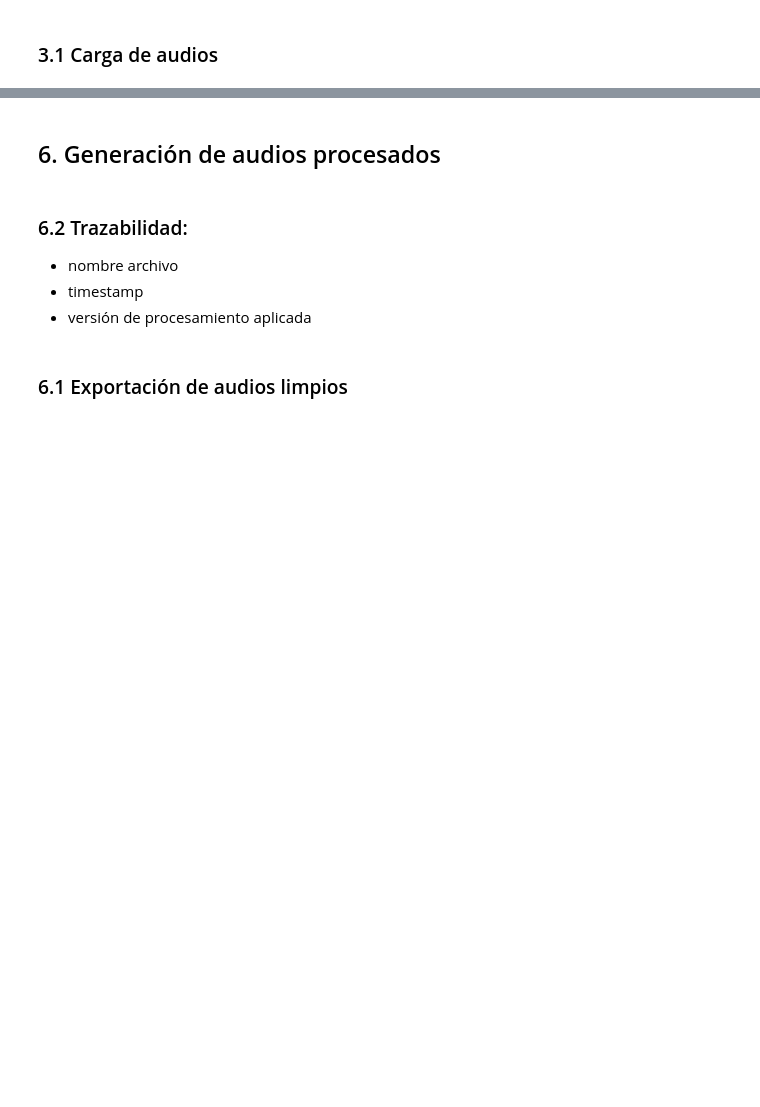
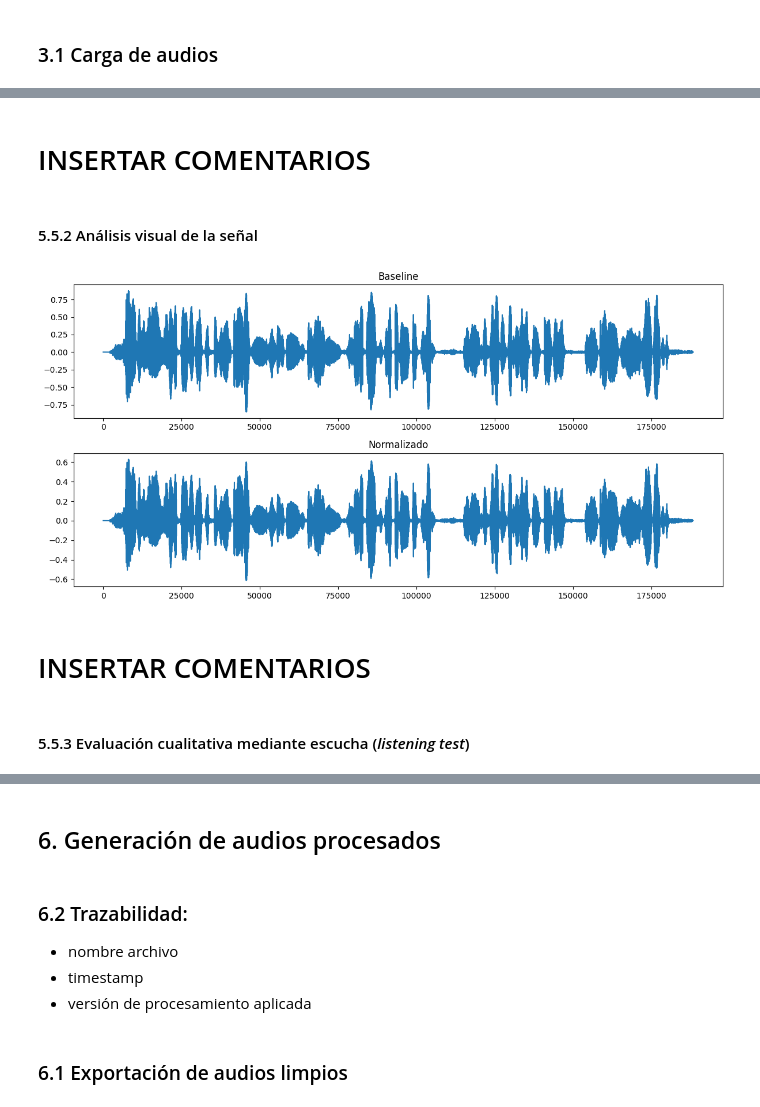
Before and after one commit to JMPinillos/agri-voice-ai, a Jupyter notebook: notebooks/01_audio_preprocessing/audio_preprocessing.ipynb, the cells around one changed output, grey strips where cells are left out. Drawn from its saved outputs; the diff is of its cells as text; code cells hidden in the pictures; blank space fills up the shorter version.

```diff
--- a/notebooks/01_audio_preprocessing/audio_preprocessing.ipynb
+++ b/notebooks/01_audio_preprocessing/audio_preprocessing.ipynb
@@ -444,0 +493,22 @@ Zero Crossing Rate: 0.0689
+# %%
+for i in range(len(baseline_dataset)):
+
+    base = baseline_dataset[i]["y"]
+    norm = normalized_dataset[i]["y"]
+    denoise = denoised_dataset[i]["y"]
+    vad = vad_dataset[i]["y"]
+
+    print(f"\nAudio {i}")
+
+    # Duración
+    print(f"Duración baseline: {len(base)}")
+    print(f"Duración VAD: {len(vad)}")
+
+    # RMS
+    rms_base = np.sqrt(np.mean(base**2))
+    rms_norm = np.sqrt(np.mean(norm**2))
+    rms_denoise = np.sqrt(np.mean(denoise**2))
+
+    print(f"RMS baseline: {rms_base:.4f}")
+    print(f"RMS normalizado: {rms_norm:.4f}")
+    print(f"RMS denoised: {rms_denoise:.4f}")
@@ -444,0 +529,23 @@ Zero Crossing Rate: 0.0689
+# %% [markdown]
+# INSERTAR COMENTARIOS
+# %% [markdown]
+#### 5.5.2 Análisis visual de la señal
+# %%
+plt.figure(figsize=(12, 6))
+
+plt.subplot(2, 1, 1)
+plt.plot(base)
+plt.title("Baseline")
+
+plt.subplot(2, 1, 2)
+plt.plot(norm)
+plt.title("Normalizado")
+
+plt.tight_layout()
+plt.show()
+# %% [output]
+[figure, added]
+# %% [markdown]
+# INSERTAR COMENTARIOS
+# %% [markdown]
+#### 5.5.3 Evaluación cualitativa mediante escucha (*listening test*)
```
Also changed, not shown: parts of 73 cells of this notebook, 9 other files.
